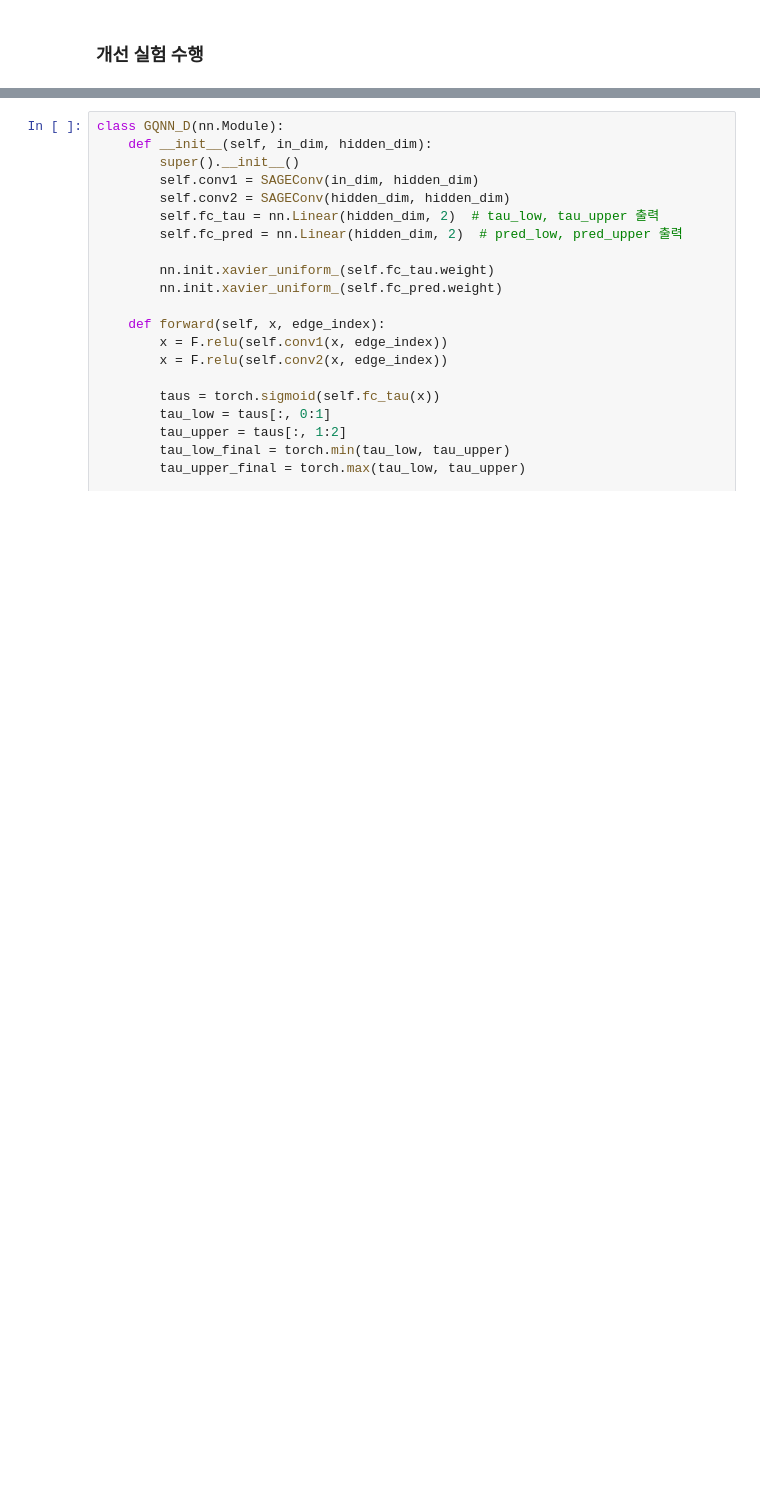
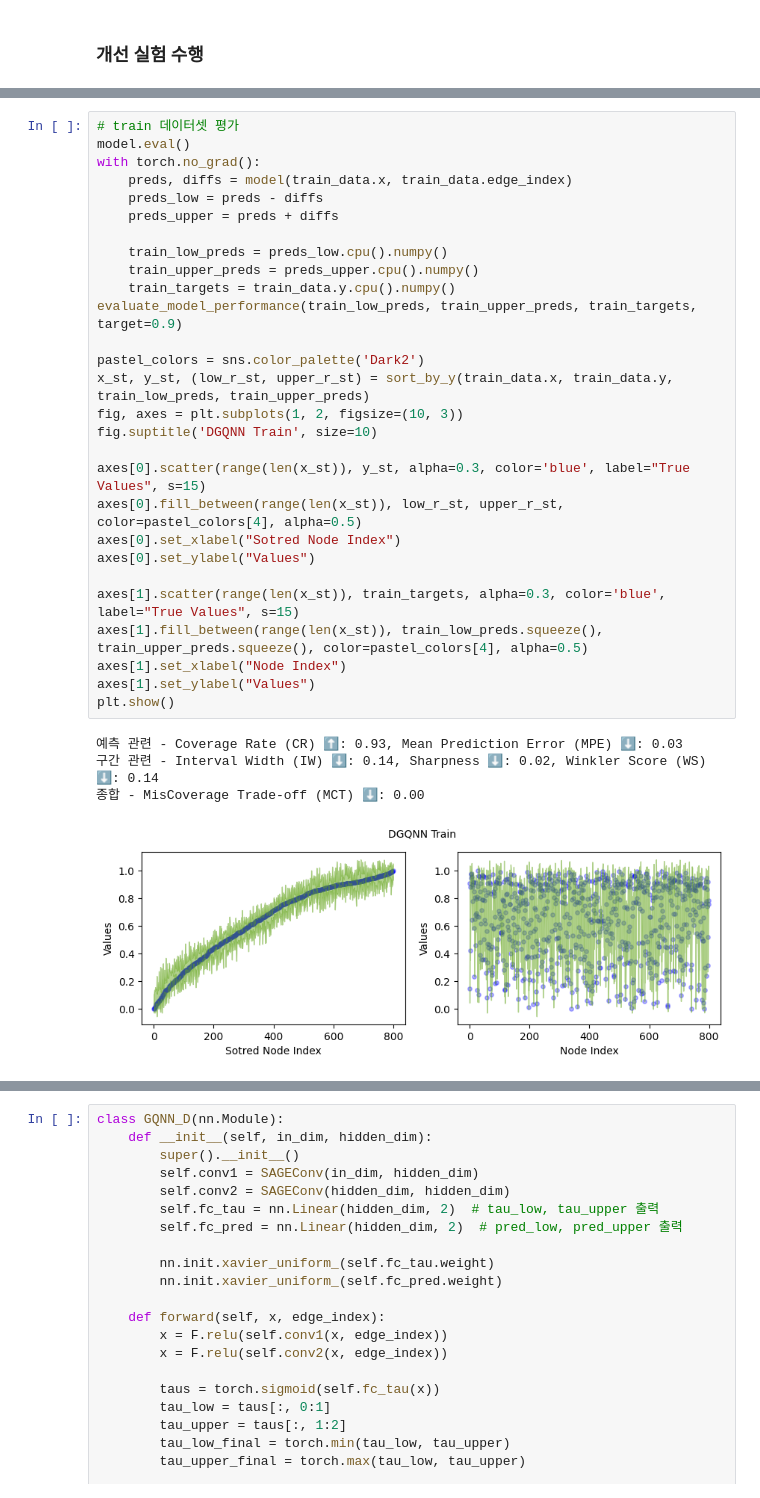
Before and after one commit to sybeam27/PQ-GNN, a Jupyter notebook: sy_250319.ipynb, the cells around one changed output, grey strips where cells are left out. Saved outputs shown, nothing was run; the diff lists cells and outputs as text; blank space fills up the shorter version.

```diff
--- a/sy_250319.ipynb
+++ b/sy_250319.ipynb
@@ -663,0 +840,33 @@ Test edge_index 최대값: 199
+# %%
+# train 데이터셋 평가
+model.eval()
+with torch.no_grad():
+    preds, diffs = model(train_data.x, train_data.edge_index)
+    preds_low = preds - diffs
+    preds_upper = preds + diffs
+
+    train_low_preds = preds_low.cpu().numpy()
+    train_upper_preds = preds_upper.cpu().numpy()
+    train_targets = train_data.y.cpu().numpy()
+evaluate_model_performance(train_low_preds, train_upper_preds, train_targets, target=0.9)
+
+pastel_colors = sns.color_palette('Dark2')
+x_st, y_st, (low_r_st, upper_r_st) = sort_by_y(train_data.x, train_data.y, train_low_preds, train_upper_preds)
+fig, axes = plt.subplots(1, 2, figsize=(10, 3))
+fig.suptitle('DGQNN Train', size=10)
+
+axes[0].scatter(range(len(x_st)), y_st, alpha=0.3, color='blue', label="True Values", s=15)
+axes[0].fill_between(range(len(x_st)), low_r_st, upper_r_st, color=pastel_colors[4], alpha=0.5)
+axes[0].set_xlabel("Sotred Node Index")
+axes[0].set_ylabel("Values")
+
+axes[1].scatter(range(len(x_st)), train_targets, alpha=0.3, color='blue', label="True Values", s=15)
+axes[1].fill_between(range(len(x_st)), train_low_preds.squeeze(), train_upper_preds.squeeze(), color=pastel_colors[4], alpha=0.5)
+axes[1].set_xlabel("Node Index")
+axes[1].set_ylabel("Values")
+plt.show()
+# %% [output]
+예측 관련 - Coverage Rate (CR) ⬆: 0.93, Mean Prediction Error (MPE) ⬇: 0.03
+구간 관련 - Interval Width (IW) ⬇: 0.14, Sharpness ⬇: 0.02, Winkler Score (WS) ⬇: 0.14
+종합 - MisCoverage Trade-off (MCT) ⬇: 0.00
+[figure, added]
```
Also changed, not shown: parts of 26 cells of this notebook.
